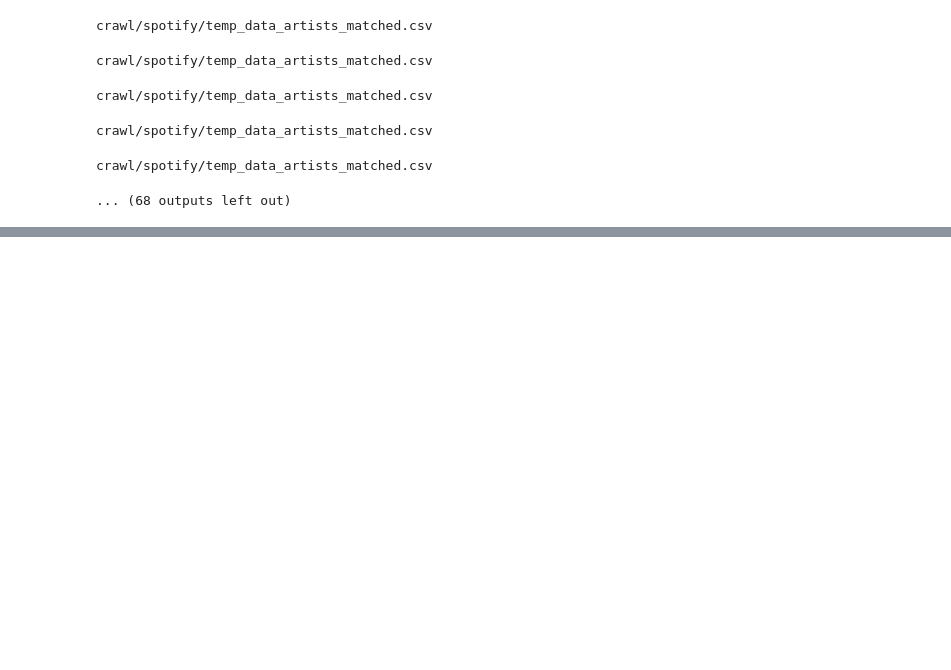
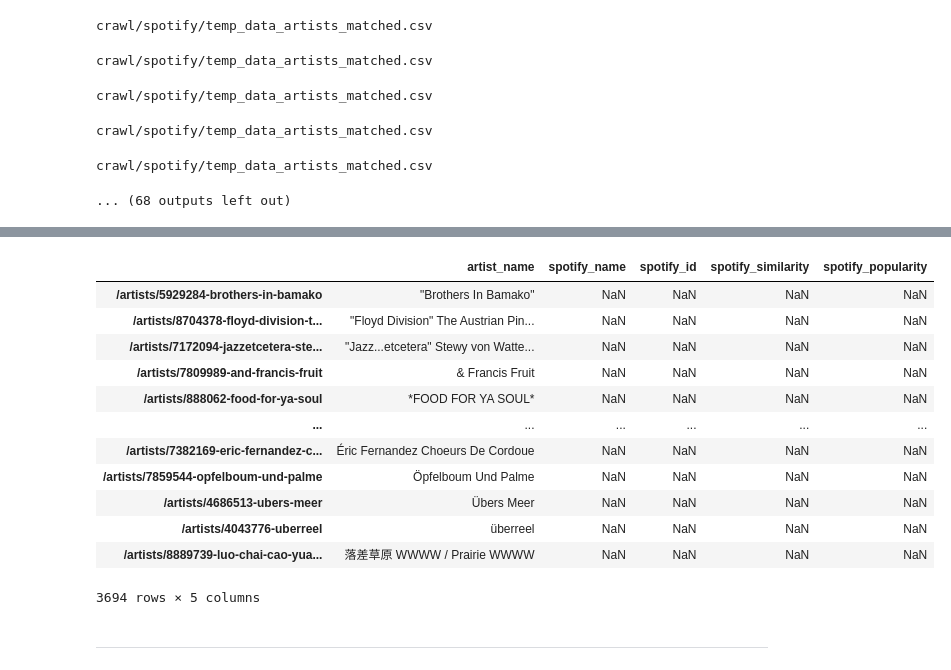
Before and after one commit to cyrillegc/thesis-redux, a Jupyter notebook: spotify_api_testing.ipynb, the cells around one changed output, grey strips where cells are left out. Saved outputs shown, nothing was run; the diff lists cells and outputs as text; code cells hidden in the pictures; blank space fills up the shorter version.

```diff
--- a/spotify_api_testing.ipynb
+++ b/spotify_api_testing.ipynb
@@ -99 +138,23 @@ data/data_artists_matched.csv
+# %%
+# save all the artists without a spotify match
+
+no_match_df = artists_matched_df[artists_matched_df['spotify_id'].isna()]
+no_match_df.to_csv(CRAWL_MATCH_FOLDER + 'no_match.csv', encoding='utf-8')
+no_match_df
+# %% [output]
+|  | artist_name | spotify_name | spotify_id | spotify_similarity | spotify_popularity |
+| /artists/5929284-brothers-in-bamako | "Brothers In Bamako" | NaN | NaN | NaN | NaN |
+| /artists/8704378-floyd-division-t... | "Floyd Division" The Austrian Pin... | NaN | NaN | NaN | NaN |
+| /artists/7172094-jazzetcetera-ste... | "Jazz...etcetera" Stewy von Watte... | NaN | NaN | NaN | NaN |
+| /artists/7809989-and-francis-fruit | & Francis Fruit | NaN | NaN | NaN | NaN |
+| /artists/888062-food-for-ya-soul | *FOOD FOR YA SOUL* | NaN | NaN | NaN | NaN |
+| ... | ... | ... | ... | ... | ... |
+| /artists/7382169-eric-fernandez-c... | Éric Fernandez Choeurs De Cordoue | NaN | NaN | NaN | NaN |
+| /artists/7859544-opfelboum-und-palme | Öpfelboum Und Palme | NaN | NaN | NaN | NaN |
+| /artists/4686513-ubers-meer | Übers Meer | NaN | NaN | NaN | NaN |
+| /artists/4043776-uberreel | überreel | NaN | NaN | NaN | NaN |
+| /artists/8889739-luo-chai-cao-yua... | 落差草原 WWWW / Prairie WWWW | NaN | NaN | NaN | NaN |
+3694 rows × 5 columns
+# %% [markdown]
+---
 # %%
```
Also changed, not shown: parts of 9 cells of this notebook, 1 other file.
